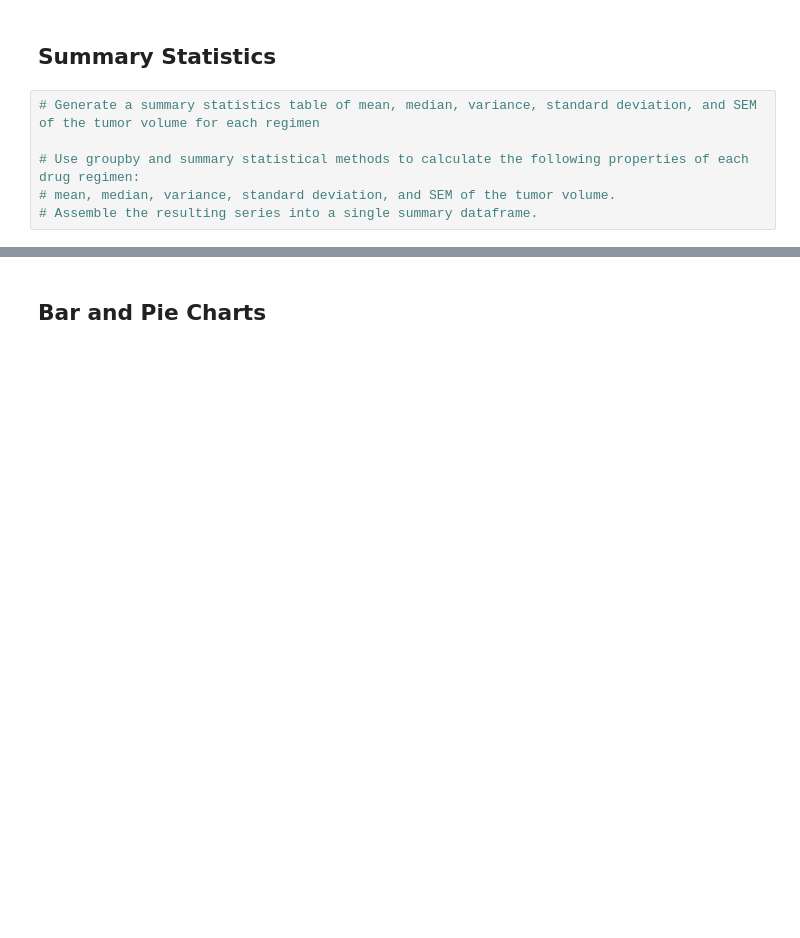
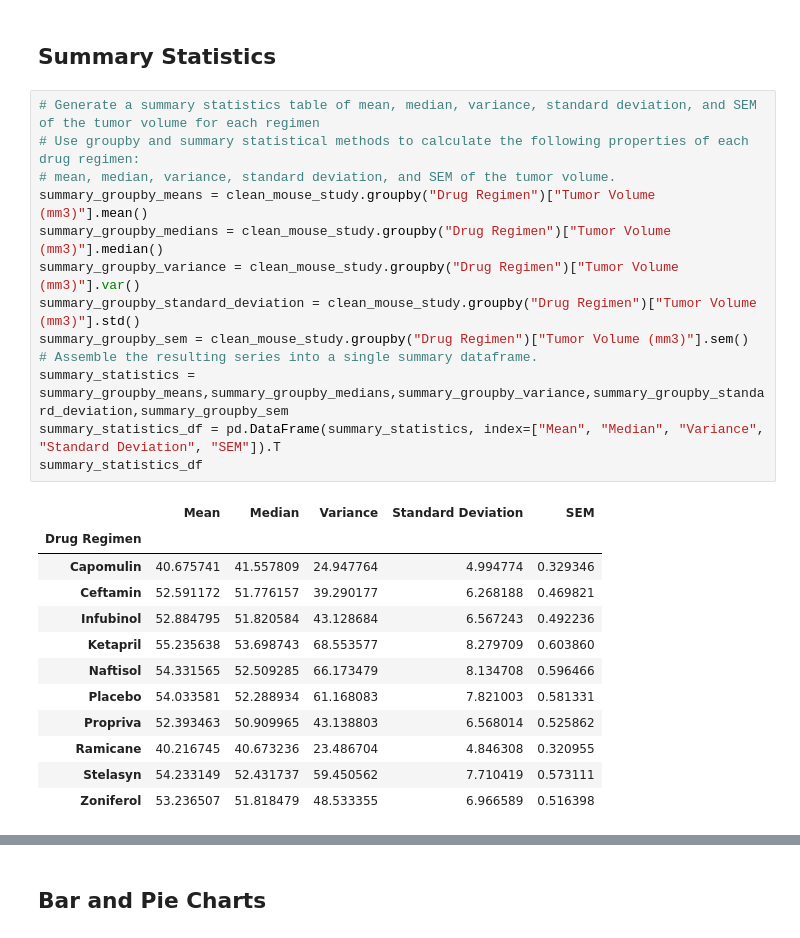
Before and after one commit to marceloflores1/matplotlib-challenge, a Jupyter notebook: pymaceuticals_starter.ipynb, the cells around one changed output, grey strips where cells are left out. Cells and saved outputs as stored; diff of their text form; blank space fills up the shorter version.

Commit message:
Finished summary statistics

```diff
--- a/pymaceuticals_starter.ipynb
+++ b/pymaceuticals_starter.ipynb
@@ -91,10 +109,30 @@ clean_number_of_mice
 ## Summary Statistics
 # %%
 # Generate a summary statistics table of mean, median, variance, standard deviation, and SEM of the tumor volume for each regimen
-
 # Use groupby and summary statistical methods to calculate the following properties of each drug regimen:
 # mean, median, variance, standard deviation, and SEM of the tumor volume.
+summary_groupby_means = clean_mouse_study.groupby("Drug Regimen")["Tumor Volume (mm3)"].mean()
+summary_groupby_medians = clean_mouse_study.groupby("Drug Regimen")["Tumor Volume (mm3)"].median()
+summary_groupby_variance = clean_mouse_study.groupby("Drug Regimen")["Tumor Volume (mm3)"].var()
+summary_groupby_standard_deviation = clean_mouse_study.groupby("Drug Regimen")["Tumor Volume (mm3)"].std()
+summary_groupby_sem = clean_mouse_study.groupby("Drug Regimen")["Tumor Volume (mm3)"].sem()
 # Assemble the resulting series into a single summary dataframe.
+summary_statistics = summary_groupby_means,summary_groupby_medians,summary_groupby_variance,summary_groupby_standard_deviation,summary_groupby_sem
+summary_statistics_df = pd.DataFrame(summary_statistics, index=["Mean", "Median", "Variance", "Standard Deviation", "SEM"]).T
+summary_statistics_df
+# %% [output]
+|  | Mean | Median | Variance | Standard Deviation | SEM |
+| Drug Regimen |  |  |  |  |  |
+| Capomulin | 40.675741 | 41.557809 | 24.947764 | 4.994774 | 0.329346 |
+| Ceftamin | 52.591172 | 51.776157 | 39.290177 | 6.268188 | 0.469821 |
+| Infubinol | 52.884795 | 51.820584 | 43.128684 | 6.567243 | 0.492236 |
+| Ketapril | 55.235638 | 53.698743 | 68.553577 | 8.279709 | 0.603860 |
+| Naftisol | 54.331565 | 52.509285 | 66.173479 | 8.134708 | 0.596466 |
+| Placebo | 54.033581 | 52.288934 | 61.168083 | 7.821003 | 0.581331 |
+| Propriva | 52.393463 | 50.909965 | 43.138803 | 6.568014 | 0.525862 |
+| Ramicane | 40.216745 | 40.673236 | 23.486704 | 4.846308 | 0.320955 |
+| Stelasyn | 54.233149 | 52.431737 | 59.450562 | 7.710419 | 0.573111 |
+| Zoniferol | 53.236507 | 51.818479 | 48.533355 | 6.966589 | 0.516398 |
 # %%
 # Generate a summary statistics table of mean, median, variance, standard deviation, and SEM of the tumor volume for each regimen
 
```
Also changed, not shown: parts of 6 cells of this notebook.
